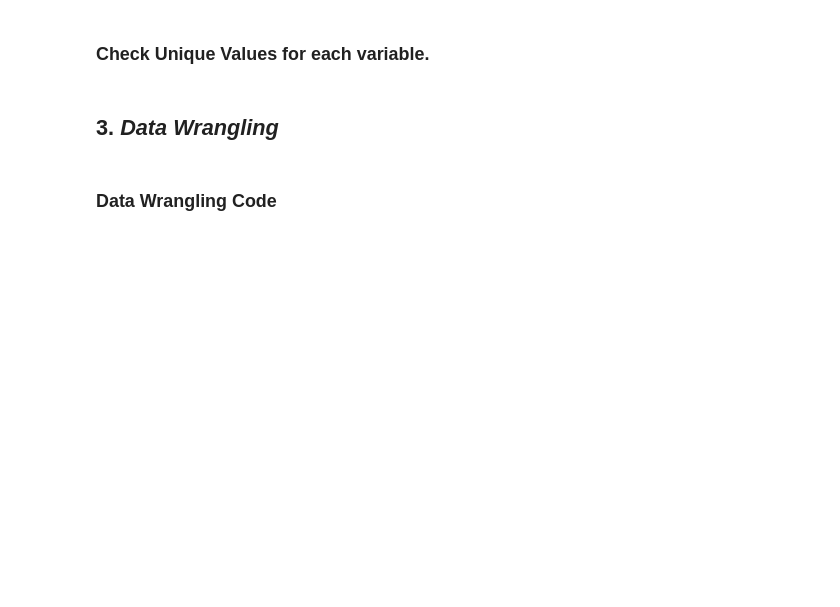
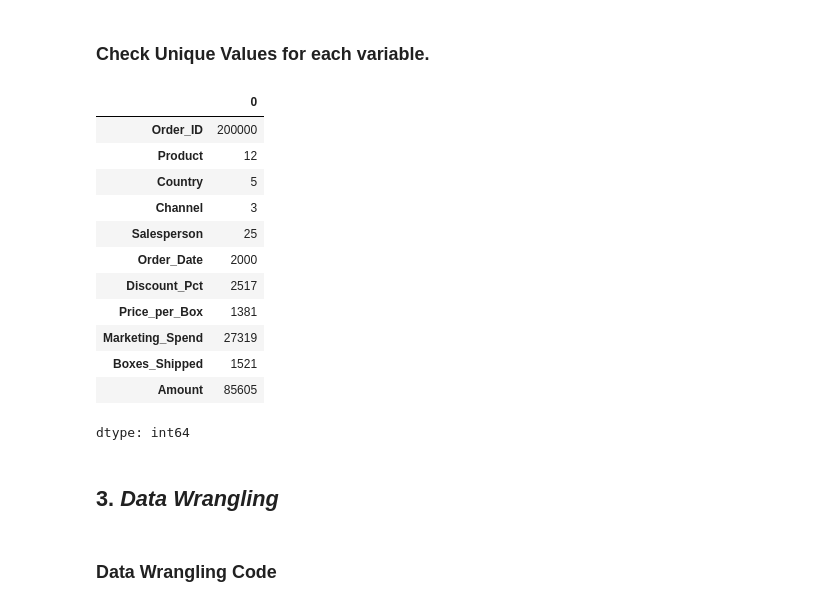
Before and after one commit to Vansh-172/EDA-CAPSTONE-PROJECT, a Jupyter notebook: Vansh_Goyal_EDA_Capstone_Project_Submission.ipynb, the cells around one changed output. Drawn from its saved outputs; the diff is of its cells as text; code cells hidden in the pictures; blank space fills up the shorter version.

```diff
--- a/Vansh_Goyal_EDA_Capstone_Project_Submission.ipynb
+++ b/Vansh_Goyal_EDA_Capstone_Project_Submission.ipynb
@@ -151,6 +196,21 @@ Answer Here
 ### Check Unique Values for each variable.
 # %%
 # Check Unique Values for each variable.
+df.nunique()
+# %% [output]
+|  | 0 |
+| Order_ID | 200000 |
+| Product | 12 |
+| Country | 5 |
+| Channel | 3 |
+| Salesperson | 25 |
+| Order_Date | 2000 |
+| Discount_Pct | 2517 |
+| Price_per_Box | 1381 |
+| Marketing_Spend | 27319 |
+| Boxes_Shipped | 1521 |
+| Amount | 85605 |
+dtype: int64
 # %% [markdown]
 ## 3. ***Data Wrangling***
 # %% [markdown]
```
Also changed, not shown: parts of 11 cells of this notebook.
